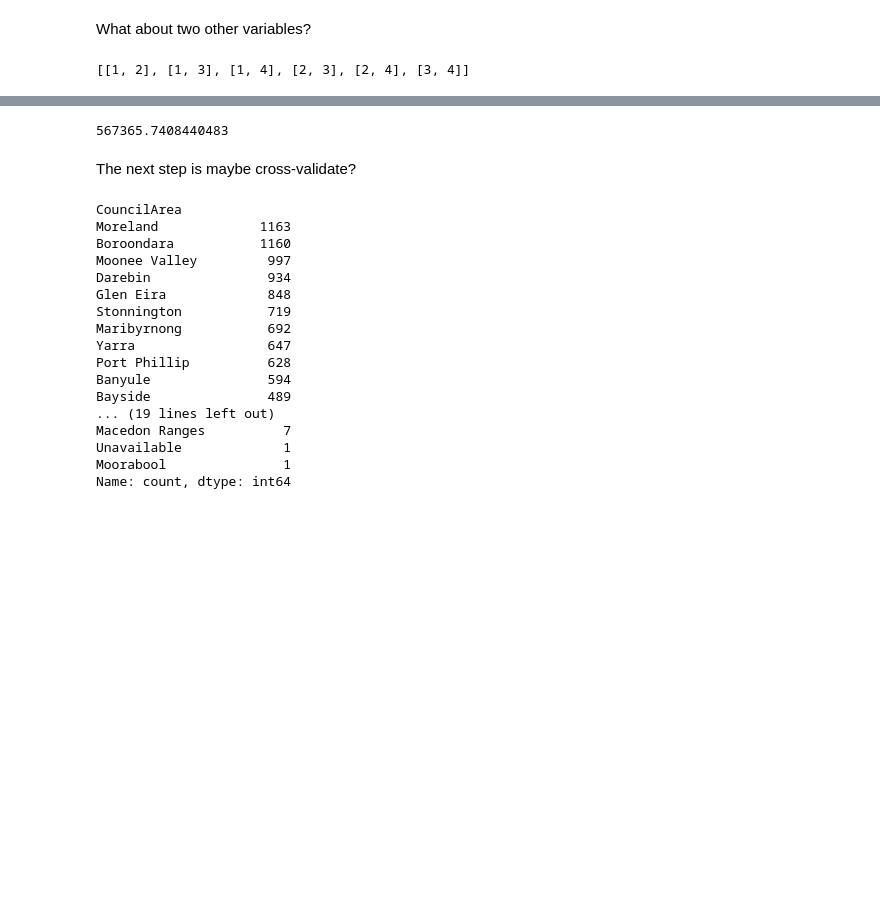
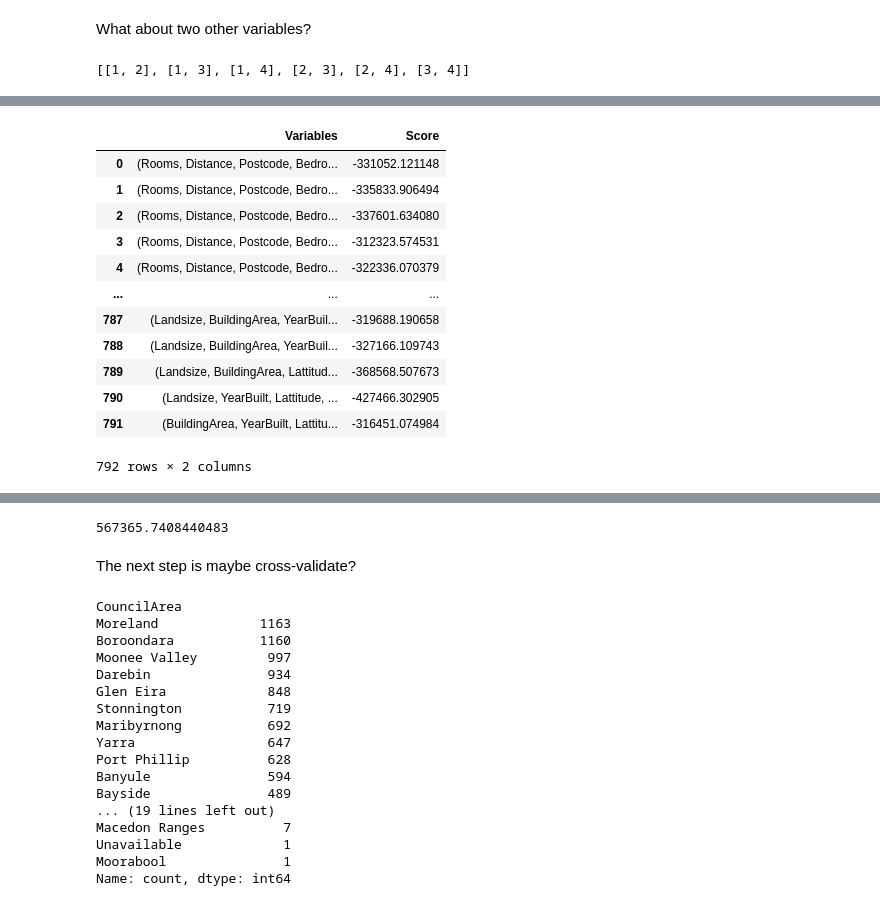
Before and after one commit to smdbz/data-science, a Jupyter notebook: notebooks/05_simplified_prediction.ipynb, the cells around one changed output, grey strips where cells are left out. Saved outputs shown, nothing was run; the diff lists cells and outputs as text; code cells hidden in the pictures; blank space fills up the shorter version.

```diff
--- a/notebooks/05_simplified_prediction.ipynb
+++ b/notebooks/05_simplified_prediction.ipynb
@@ -169,0 +284,16 @@ els
+# %%
+feature_combinations(5)
+# %% [output]
+|  | Variables | Score |
+| 0 | (Rooms, Distance, Postcode, Bedro... | -331052.121148 |
+| 1 | (Rooms, Distance, Postcode, Bedro... | -335833.906494 |
+| 2 | (Rooms, Distance, Postcode, Bedro... | -337601.634080 |
+| 3 | (Rooms, Distance, Postcode, Bedro... | -312323.574531 |
+| 4 | (Rooms, Distance, Postcode, Bedro... | -322336.070379 |
+| ... | ... | ... |
+| 787 | (Landsize, BuildingArea, YearBuil... | -319688.190658 |
+| 788 | (Landsize, BuildingArea, YearBuil... | -327166.109743 |
+| 789 | (Landsize, BuildingArea, Lattitud... | -368568.507673 |
+| 790 | (Landsize, YearBuilt, Lattitude, ... | -427466.302905 |
+| 791 | (BuildingArea, YearBuilt, Lattitu... | -316451.074984 |
+792 rows × 2 columns
```
Also changed, not shown: parts of 25 cells of this notebook, 28 other files.
